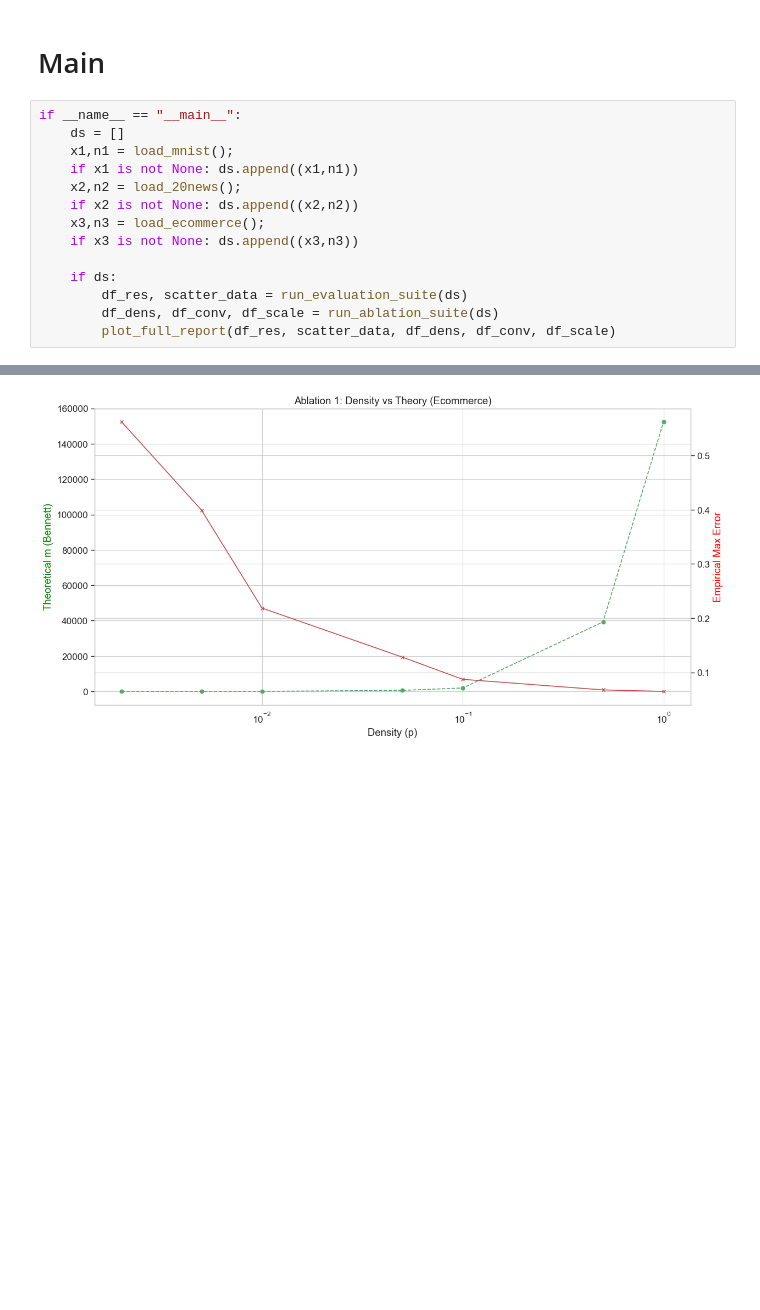
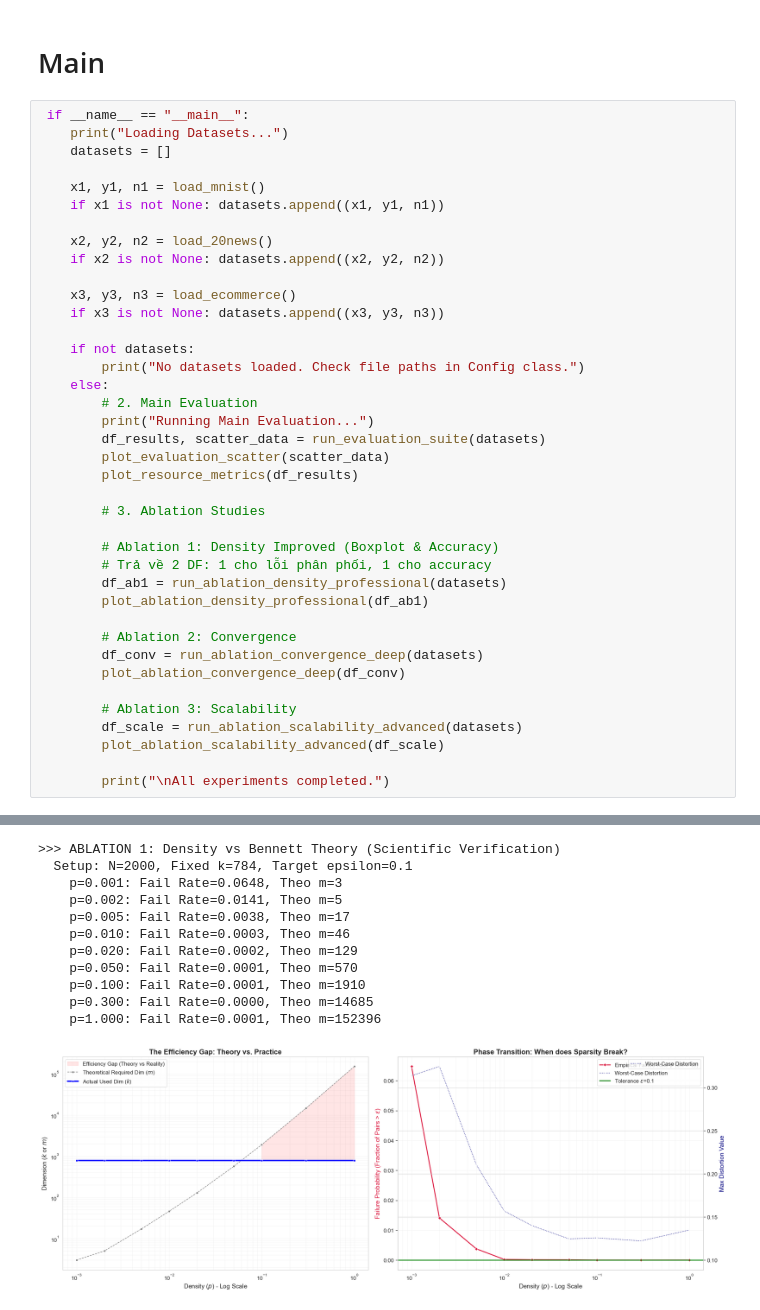
Before and after one commit to khoa26/Random-Projection-Gaussian-vs.-Sparse, a Jupyter notebook: Gausian_and_Sparse_random_Projection.ipynb, the cells around one changed output, grey strips where cells are left out. Saved outputs shown, nothing was run; the diff lists cells and outputs as text; blank space fills up the shorter version.

```diff
--- a/Gausian_and_Sparse_random_Projection.ipynb
+++ b/Gausian_and_Sparse_random_Projection.ipynb
@@ -303,17 +538,42 @@ def plot_full_report(df_res, scatter_data, df_dens, df_conv, df_scale):
 # %% [markdown]
 # Main
 # %%
-if __name__ == "__main__":
-    ds = []
-    x1,n1 = load_mnist();
-    if x1 is not None: ds.append((x1,n1))
-    x2,n2 = load_20news();
-    if x2 is not None: ds.append((x2,n2))
-    x3,n3 = load_ecommerce();
-    if x3 is not None: ds.append((x3,n3))
+ if __name__ == "__main__":
+    print("Loading Datasets...")
+    datasets = []
 
-    if ds:
-        df_res, scatter_data = run_evaluation_suite(ds)
-        df_dens, df_conv, df_scale = run_ablation_suite(ds)
-        plot_full_report(df_res, scatter_data, df_dens, df_conv, df_scale)
+    x1, y1, n1 = load_mnist()
+    if x1 is not None: datasets.append((x1, y1, n1))
+
+    x2, y2, n2 = load_20news()
+    if x2 is not None: datasets.append((x2, y2, n2))
+
+    x3, y3, n3 = load_ecommerce()
+    if x3 is not None: datasets.append((x3, y3, n3))
+
+    if not datasets:
+        print("No datasets loaded. Check file paths in Config class.")
+    else:
+        # 2. Main Evaluation
+        print("Running Main Evaluation...")
+        df_results, scatter_data = run_evaluation_suite(datasets)
+        plot_evaluation_scatter(scatter_data)
+        plot_resource_metrics(df_results)
+
+        # 3. Ablation Studies
+
+        # Ablation 1: Density Improved (Boxplot & Accuracy)
+        # Trả về 2 DF: 1 cho lỗi phân phối, 1 cho accuracy
+        df_ab1 = run_ablation_density_professional(datasets)
+        plot_ablation_density_professional(df_ab1)
+
+        # Ablation 2: Convergence
+        df_conv = run_ablation_convergence_deep(datasets)
+        plot_ablation_convergence_deep(df_conv)
+
+        # Ablation 3: Scalability
+        df_scale = run_ablation_scalability_advanced(datasets)
+        plot_ablation_scalability_advanced(df_scale)
+
+        print("\nAll experiments completed.")
 # %% [output]
@@ -343 +599,12 @@ PHASE 2: FULL ABLATION (Density, Convergence, Scalability)
+>>> ABLATION 1: Density vs Bennett Theory (Scientific Verification)
+  Setup: N=2000, Fixed k=784, Target epsilon=0.1
+    p=0.001: Fail Rate=0.0648, Theo m=3
+    p=0.002: Fail Rate=0.0141, Theo m=5
+    p=0.005: Fail Rate=0.0038, Theo m=17
+    p=0.010: Fail Rate=0.0003, Theo m=46
+    p=0.020: Fail Rate=0.0002, Theo m=129
+    p=0.050: Fail Rate=0.0001, Theo m=570
+    p=0.100: Fail Rate=0.0001, Theo m=1910
+    p=0.300: Fail Rate=0.0000, Theo m=14685
+    p=1.000: Fail Rate=0.0001, Theo m=152396
-[figure, old version]
+[figure, new version]
```
Also changed, not shown: parts of 9 cells of this notebook.
